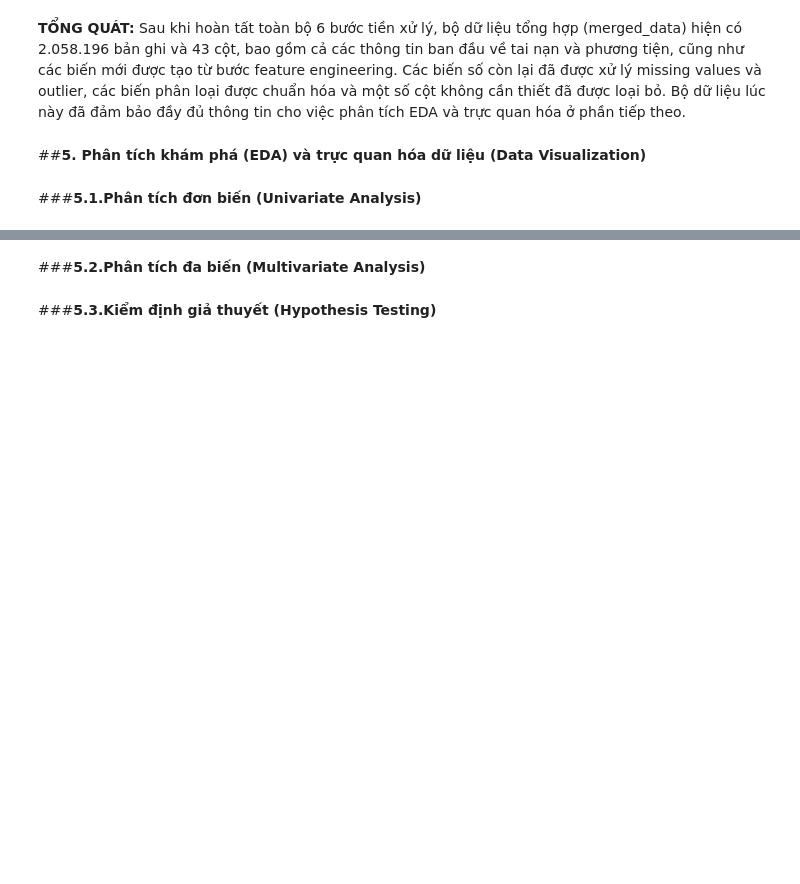
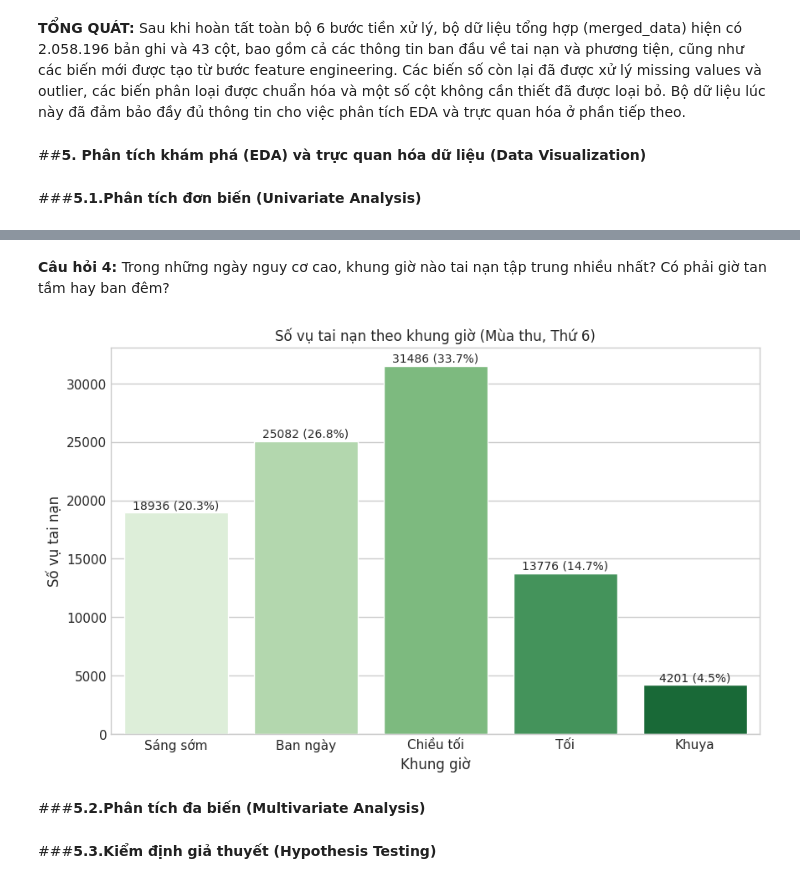
Before and after one commit to mihhwiNick/DA_project, a Jupyter notebook: UK_Road_Traffic_Accident_DA.ipynb, the cells around one changed output, grey strips where cells are left out. Drawn from its saved outputs; the diff is of its cells as text; code cells hidden in the pictures; blank space fills up the shorter version.

```diff
--- a/UK_Road_Traffic_Accident_DA.ipynb
+++ b/UK_Road_Traffic_Accident_DA.ipynb
@@ -1093,3 +1171,30 @@ memory usage: 636.0+ MB
+# %% [markdown]
+**Câu hỏi 4:** Trong những ngày nguy cơ cao, khung giờ nào tai nạn tập trung nhiều nhất? Có phải giờ tan tầm hay ban đêm?
+# %%
+import matplotlib.pyplot as plt
+import seaborn as sns
+
+# Lọc dữ liệu: mùa thu + thứ 6
+peak_data = merged_data[(merged_data['Season']=='Mùa thu') & (merged_data['Day_of_week']==4)]
+
+time_order = ['Sáng sớm','Ban ngày','Chiều tối','Tối','Khuya']
+time_counts = peak_data['Time_period'].value_counts().reindex(time_order)
+
+plt.figure(figsize=(10,6))
+sns.barplot(x=time_counts.index, y=time_counts.values, palette='Greens')
+
+plt.title("Số vụ tai nạn theo khung giờ (Mùa thu, Thứ 6)")
+plt.xlabel("Khung giờ")
+plt.ylabel("Số vụ tai nạn")
+
+# Tính tỉ lệ
+total = time_counts.sum()
+for i, v in enumerate(time_counts.values):
+    plt.text(i, v + 350, f"{v} ({v/total:.1%})", ha='center', fontsize=10)
+
+plt.show()
+# %% [output]
+[figure, added]
 # %% [markdown]
 ###**5.2.Phân tích đa biến (Multivariate Analysis)**
 # %% [markdown]
```
Also changed, not shown: parts of 13 cells of this notebook.
